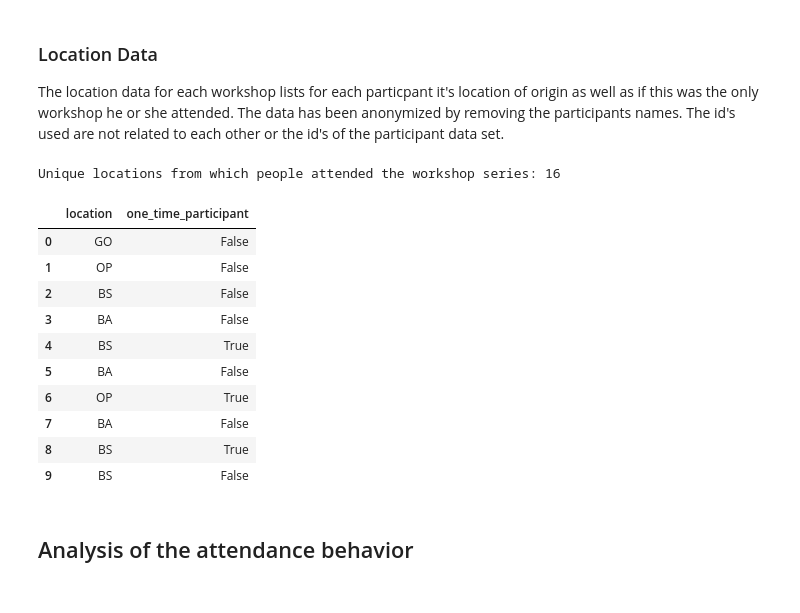
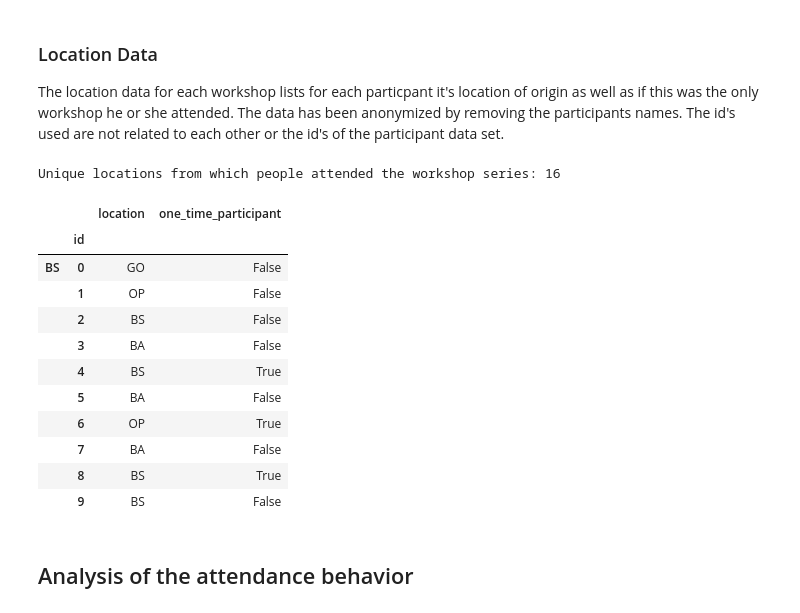
Before and after one commit to DLR-SC/analysis-dlr-se-waws, a Jupyter notebook: analysis.ipynb, the cells around one changed output. Drawn from its saved outputs; the diff is of its cells as text; code cells hidden in the pictures.

```diff
--- a/analysis.ipynb
+++ b/analysis.ipynb
@@ -59,29 +59,30 @@ The location data for each workshop lists for each particpant it's location of o
 # %%
 locations_ws1 = pd.read_csv("data/ws1_location.csv", index_col="id")
 locations_ws2 = pd.read_csv("data/ws2_location.csv", index_col="id")
 locations_ws3 = pd.read_csv("data/ws3_location.csv", index_col="id")
 locations_ws4 = pd.read_csv("data/ws4_location.csv", index_col="id")
 locations_ws5 = pd.read_csv("data/ws5_location.csv", index_col="id")
 
-locations = pd.concat([locations_ws1, locations_ws2, locations_ws3, locations_ws4, locations_ws5], ignore_index=True)
+locations = pd.concat([locations_ws1, locations_ws2, locations_ws3, locations_ws4, locations_ws5], keys=['BS', 'KP', 'OP', 'BA', 'HB'])
 
 # Amount of unique locations from which people attended
 unique_locations = locations["location"].drop_duplicates().count()
 print ("Unique locations from which people attended the workshop series:", unique_locations)
 locations.head(10)
 # %% [output]
 Unique locations from which people attended the workshop series: 16
-|  | location | one_time_participant |
-| 0 | GO | False |
-| 1 | OP | False |
-| 2 | BS | False |
-| 3 | BA | False |
-| 4 | BS | True |
-| 5 | BA | False |
-| 6 | OP | True |
-| 7 | BA | False |
-| 8 | BS | True |
-| 9 | BS | False |
+|  |  | location | one_time_participant |
+|  | id |  |  |
+| BS | 0 | GO | False |
+|  | 1 | OP | False |
+|  | 2 | BS | False |
+|  | 3 | BA | False |
+|  | 4 | BS | True |
+|  | 5 | BA | False |
+|  | 6 | OP | True |
+|  | 7 | BA | False |
+|  | 8 | BS | True |
+|  | 9 | BS | False |
 # %% [markdown]
 ## Analysis of the attendance behavior
 # %% [markdown]
```
Also changed, not shown: parts of 7 cells of this notebook.
